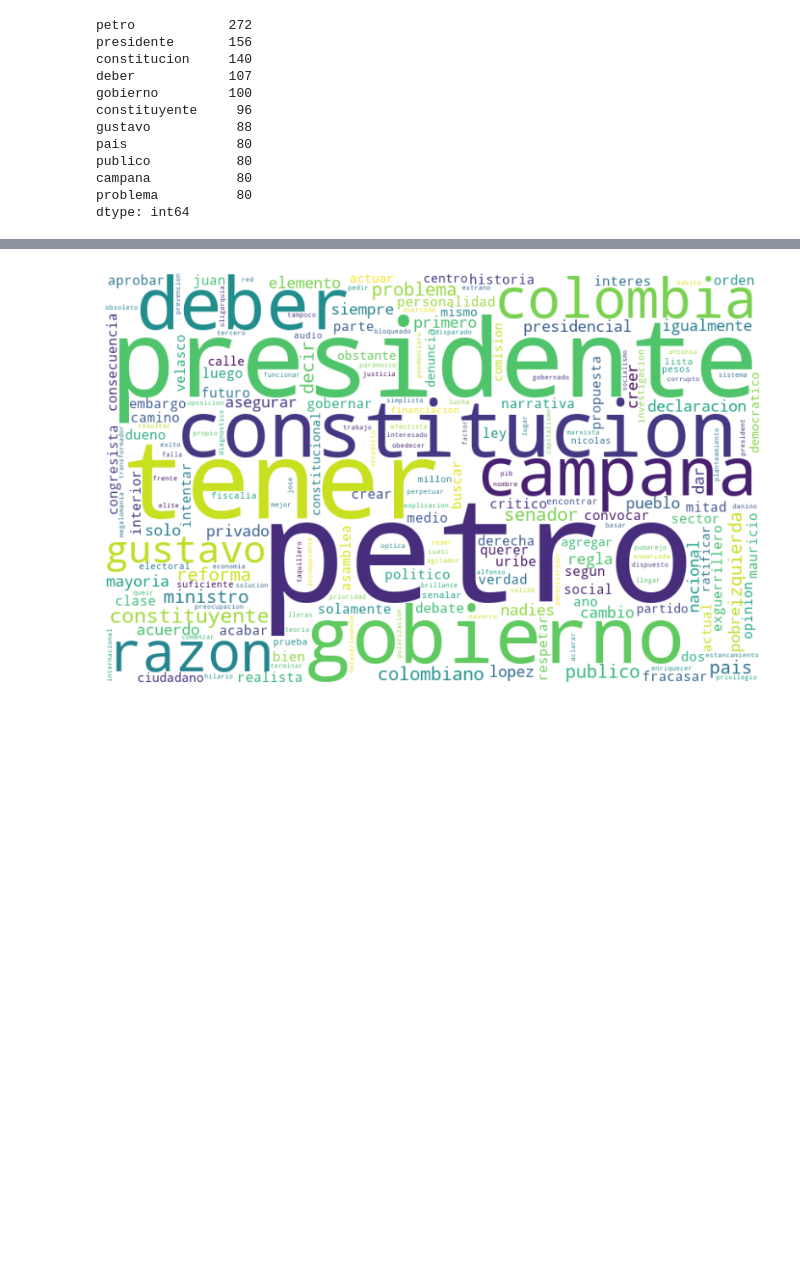
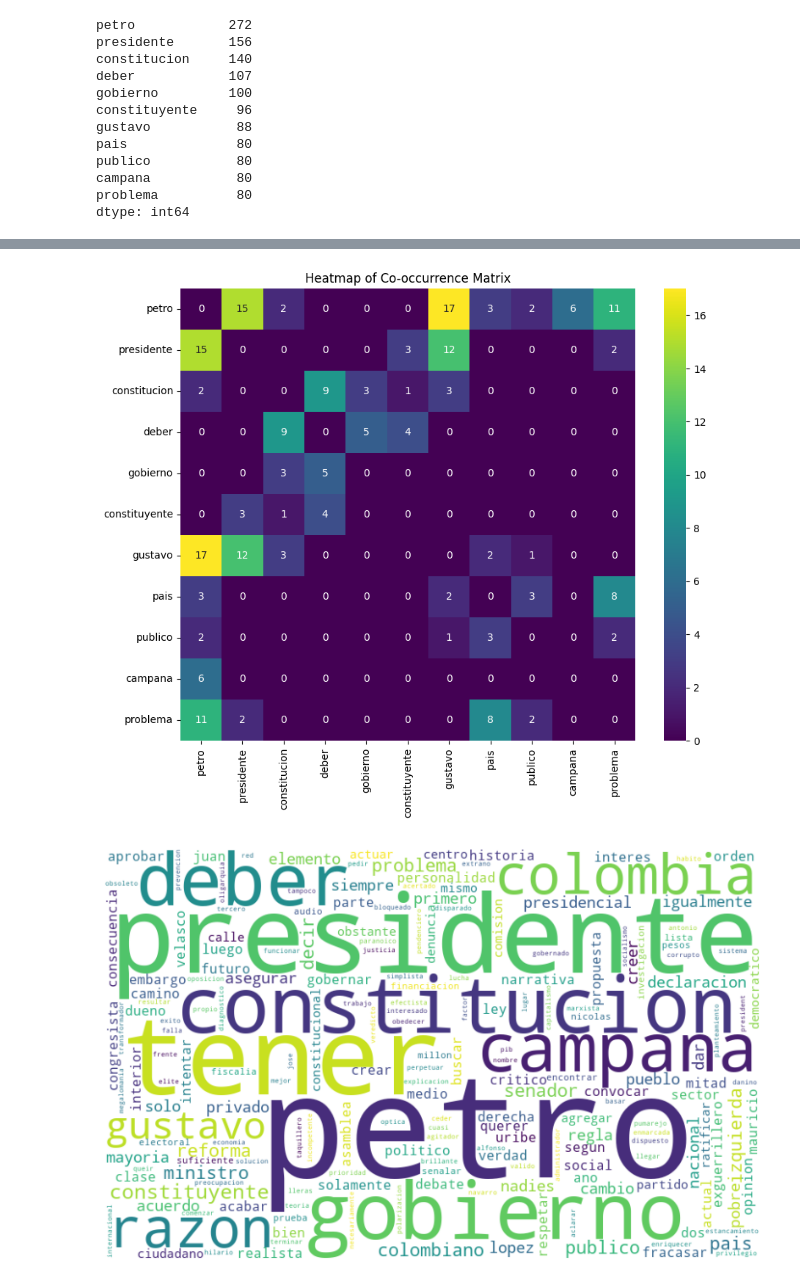
Before and after one commit to alejomaar/Network-Science-for-Data-Analytics, a Jupyter notebook: term_project/term_project.ipynb, the cells around one changed output, grey strips where cells are left out. Cells and saved outputs as stored; diff of their text form; code cells hidden in the pictures; blank space fills up the shorter version.

```diff
--- a/term_project/term_project.ipynb
+++ b/term_project/term_project.ipynb
@@ -353,6 +405,21 @@ co_ocurrences_df.loc[top_matches.index,top_matches.index]
 | publico | 2 | 0 | 0 | 0 | 0 | 0 | 1 | 3 | 0 | ... |
 | campana | 6 | 0 | 0 | 0 | 0 | 0 | 0 | 0 | 0 | ... |
 | problema | 11 | 2 | 0 | 0 | 0 | 0 | 0 | 8 | 2 | ... |
+# %%
+import seaborn as sns
+import matplotlib.pyplot as plt
+
+# Assuming 'co_occurrences_df' is your DataFrame and 'top_matches' is a list or index slice defining the top matches.
+# Filter the DataFrame to only include rows and columns from 'top_matches'
+sub_matrix = co_ocurrences_df.loc[top_matches.index, top_matches.index]
+
+# Create a heatmap
+plt.figure(figsize=(10, 8))  # You can adjust the size to fit your specific needs
+sns.heatmap(sub_matrix, annot=True, fmt="d", cmap='viridis')
+plt.title('Heatmap of Co-occurrence Matrix')
+plt.show()
+# %% [output]
+[figure, added]
 # %%
 import matplotlib.pyplot as plt
 from wordcloud import WordCloud
```
Also changed, not shown: parts of 4 cells of this notebook.
